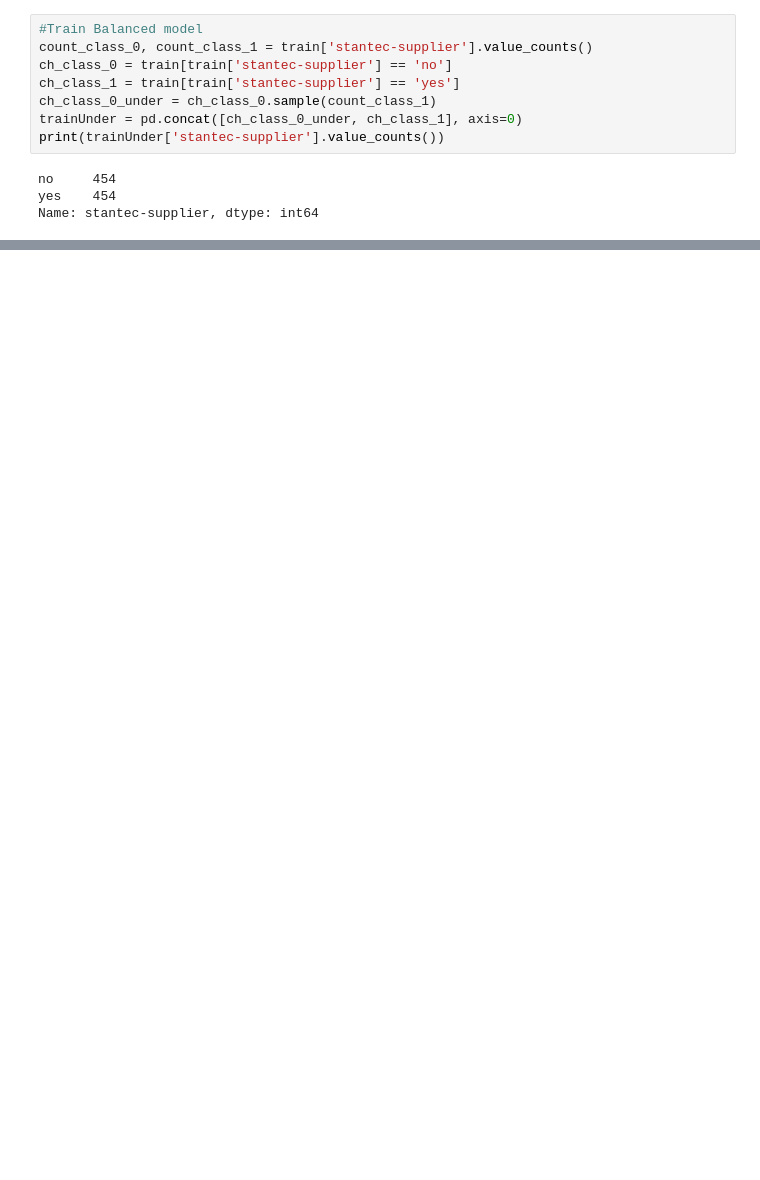
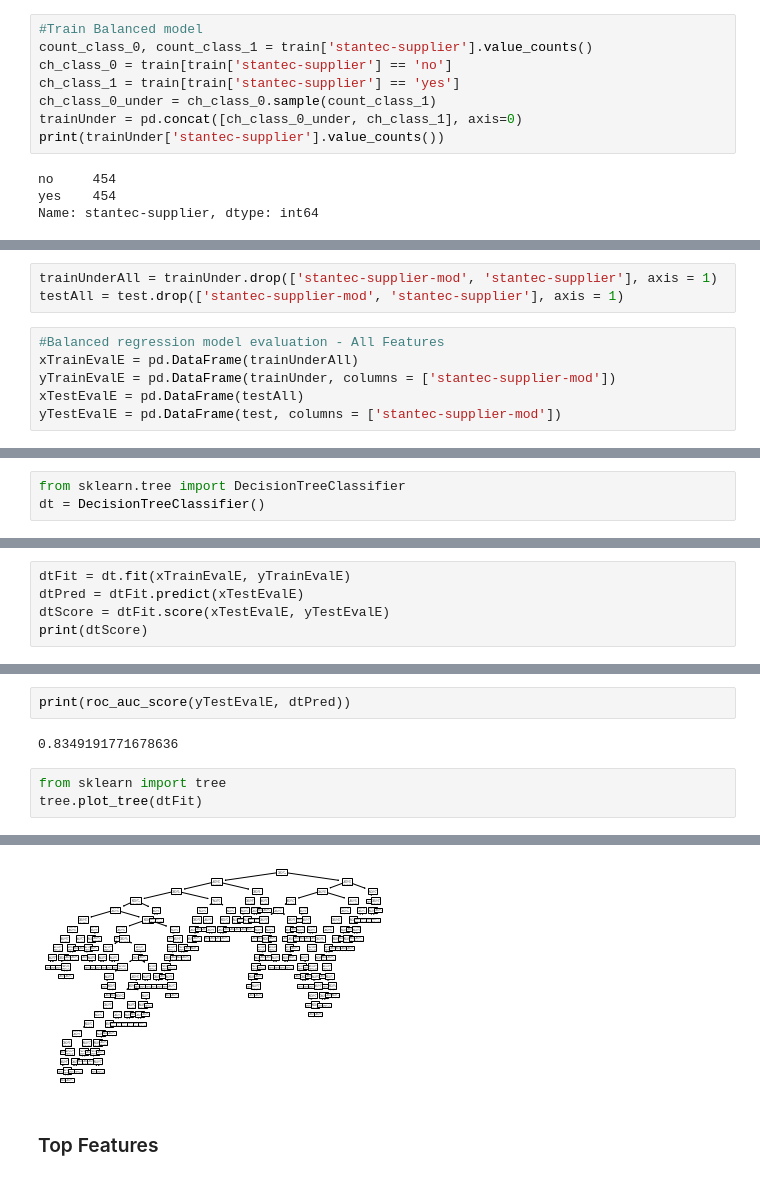
Before and after one commit to Alana11111/CIND820-Capstone-Project-Government-Supplier-Prediction-Project, a Jupyter notebook: CIND820 Capstone Project_Government Supplier Prediction Project.ipynb, the cells around one changed output, grey strips where cells are left out. Saved outputs shown, nothing was run; the diff lists cells and outputs as text; blank space fills up the shorter version.

```diff
--- a/CIND820 Capstone Project_Government Supplier Prediction Project.ipynb
+++ b/CIND820 Capstone Project_Government Supplier Prediction Project.ipynb
@@ -1517,0 +1586,9 @@ for train, test in kf5.split(modelCH):
+# %%
+trainUnderAll = trainUnder.drop(['stantec-supplier-mod', 'stantec-supplier'], axis = 1)
+testAll = test.drop(['stantec-supplier-mod', 'stantec-supplier'], axis = 1)
+# %%
+#Balanced regression model evaluation - All Features
+xTrainEvalE = pd.DataFrame(trainUnderAll)
+yTrainEvalE = pd.DataFrame(trainUnder, columns = ['stantec-supplier-mod'])
+xTestEvalE = pd.DataFrame(testAll)
+yTestEvalE = pd.DataFrame(test, columns = ['stantec-supplier-mod'])
@@ -1517,0 +1879,3 @@ for train, test in kf5.split(modelCH):
+# %%
+from sklearn.tree import DecisionTreeClassifier
+dt = DecisionTreeClassifier()
@@ -1517,0 +1884,5 @@ for train, test in kf5.split(modelCH):
+# %%
+dtFit = dt.fit(xTrainEvalE, yTrainEvalE)
+dtPred = dtFit.predict(xTestEvalE)
+dtScore = dtFit.score(xTestEvalE, yTestEvalE)
+print(dtScore)
@@ -1517,0 +1908,8 @@ for train, test in kf5.split(modelCH):
+# %%
+print(roc_auc_score(yTestEvalE, dtPred))
+# %% [output]
+0.8349191771678636
+# %%
+from sklearn import tree
+tree.plot_tree(dtFit)
+# %% [output]
@@ -1517,0 +1933,3 @@ for train, test in kf5.split(modelCH):
+[figure, added]
+# %% [markdown]
+### Top Features
```
Also changed, not shown: parts of 113 cells of this notebook, 4 other files.
